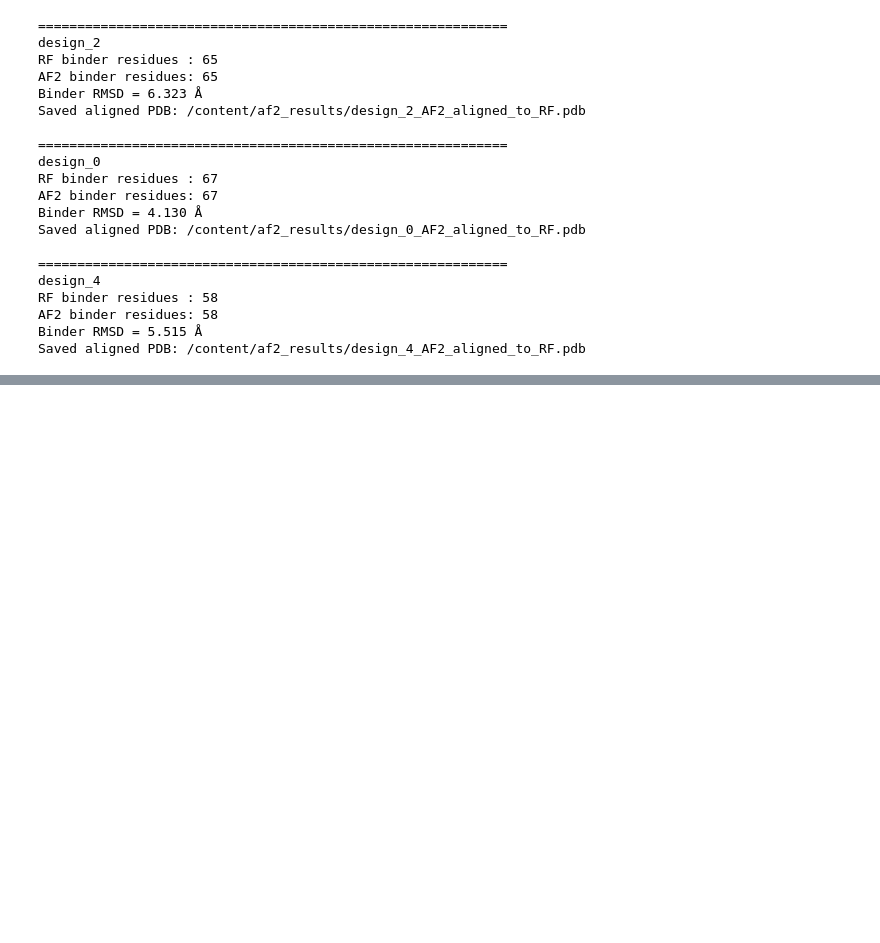
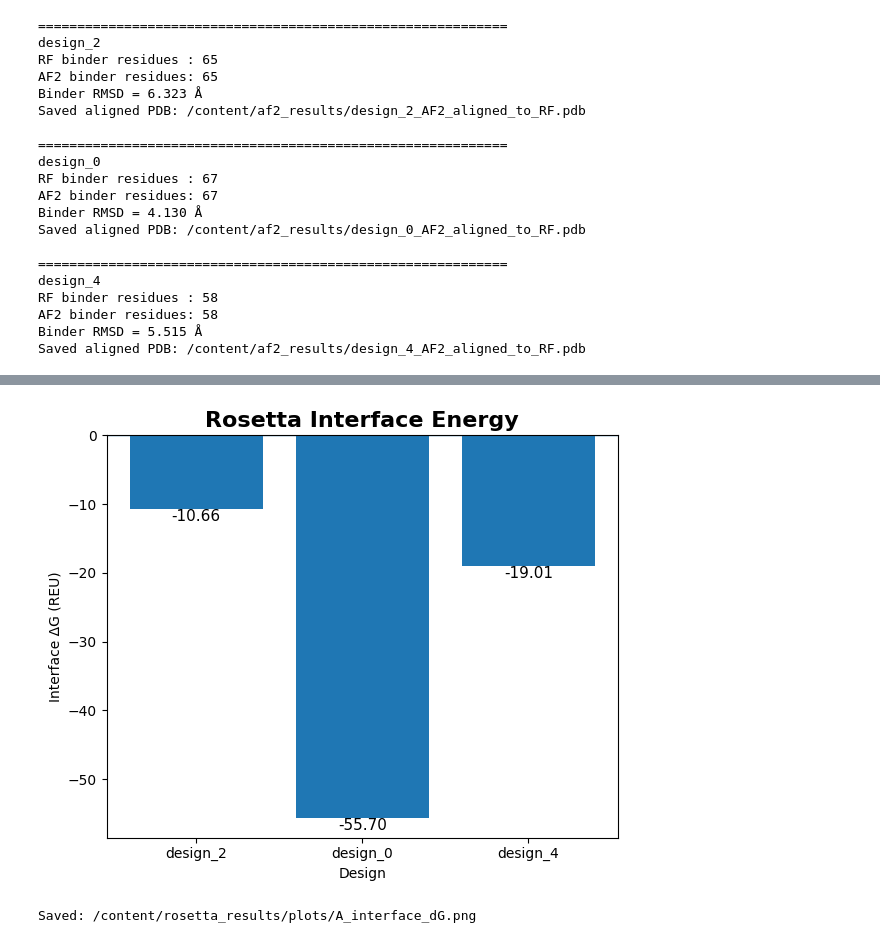
Before and after one commit to Docdoi/AI-Engineered_Nanoproteins_A_De_Novo_Approach_to_Inhibit_Hantavirus_Transmission-, a Jupyter notebook: Diffusion2_6y5wB.ipynb, the cells around one changed output, grey strips where cells are left out. Saved outputs shown, nothing was run; the diff lists cells and outputs as text; code cells hidden in the pictures; blank space fills up the shorter version.

```diff
--- a/Diffusion2_6y5wB.ipynb
+++ b/Diffusion2_6y5wB.ipynb
@@ -4209,0 +4416,56 @@ Saved aligned PDB: /content/af2_results/design_4_AF2_aligned_to_RF.pdb
+# %%
+# ============================================================
+# A. INTERFACE ΔG
+# ============================================================
+
+fig, ax = plt.subplots(figsize=(6, 5))
+
+bars = ax.bar(
+    top3["Design"].astype(str),
+    top3["Rosetta_dG_REU"]
+)
+
+ax.set_title(
+    "Rosetta Interface Energy",
+    fontsize=16,
+    fontweight="bold"
+)
+
+ax.set_xlabel("Design")
+ax.set_ylabel("Interface ΔG (REU)")
+
+ax.axhline(
+    0,
+    linewidth=1
+)
+
+# Add numbers above/below bars
+for bar, value in zip(
+    bars,
+    top3["Rosetta_dG_REU"]
+):
+    ax.text(
+        bar.get_x() + bar.get_width()/2,
+        value,
+        f"{value:.2f}",
+        ha="center",
+        va="bottom" if value >= 0 else "top",
+        fontsize=11
+    )
+
+plt.tight_layout()
+
+out = OUTPUT_DIR / "A_interface_dG.png"
+
+plt.savefig(
+    out,
+    dpi=300,
+    bbox_inches="tight"
+)
+
+plt.show()
+
+print("Saved:", out)
+# %% [output]
+[figure, added]
+Saved: /content/rosetta_results/plots/A_interface_dG.png
```
Also changed, not shown: parts of 3 cells of this notebook.
